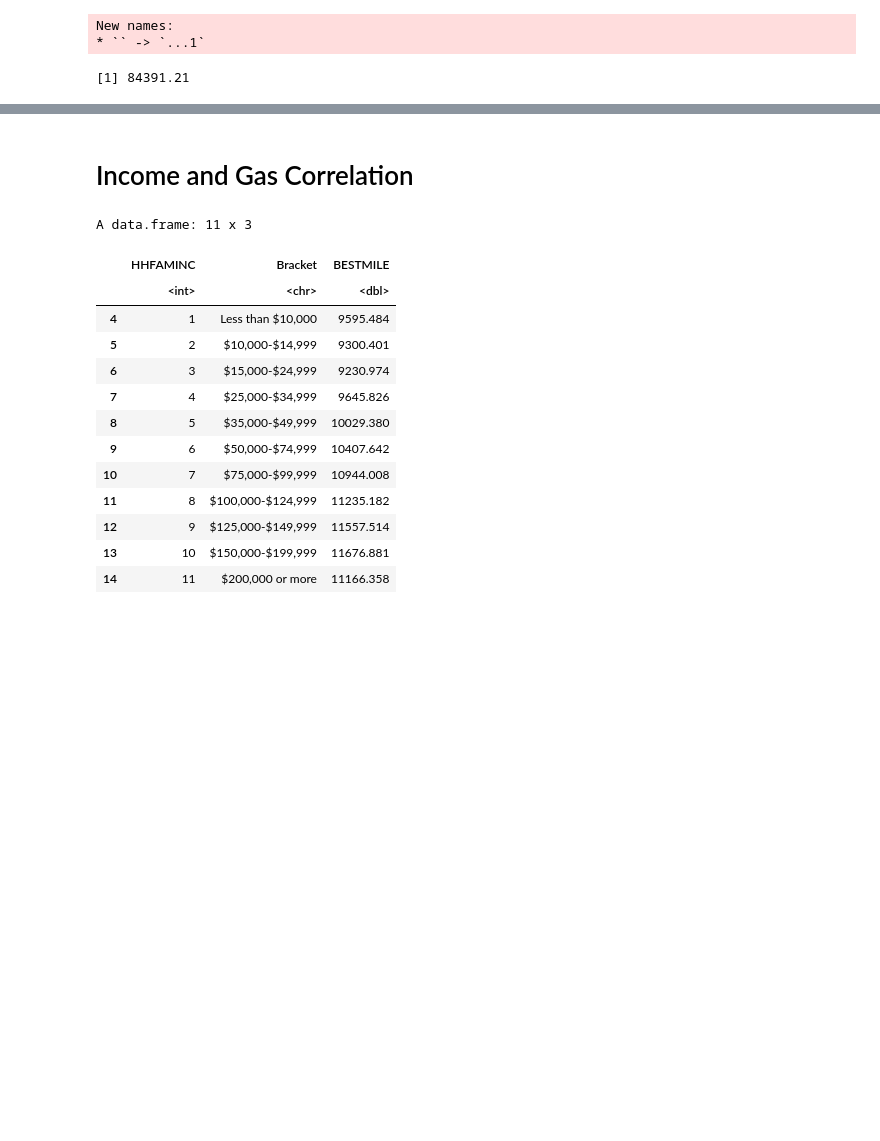
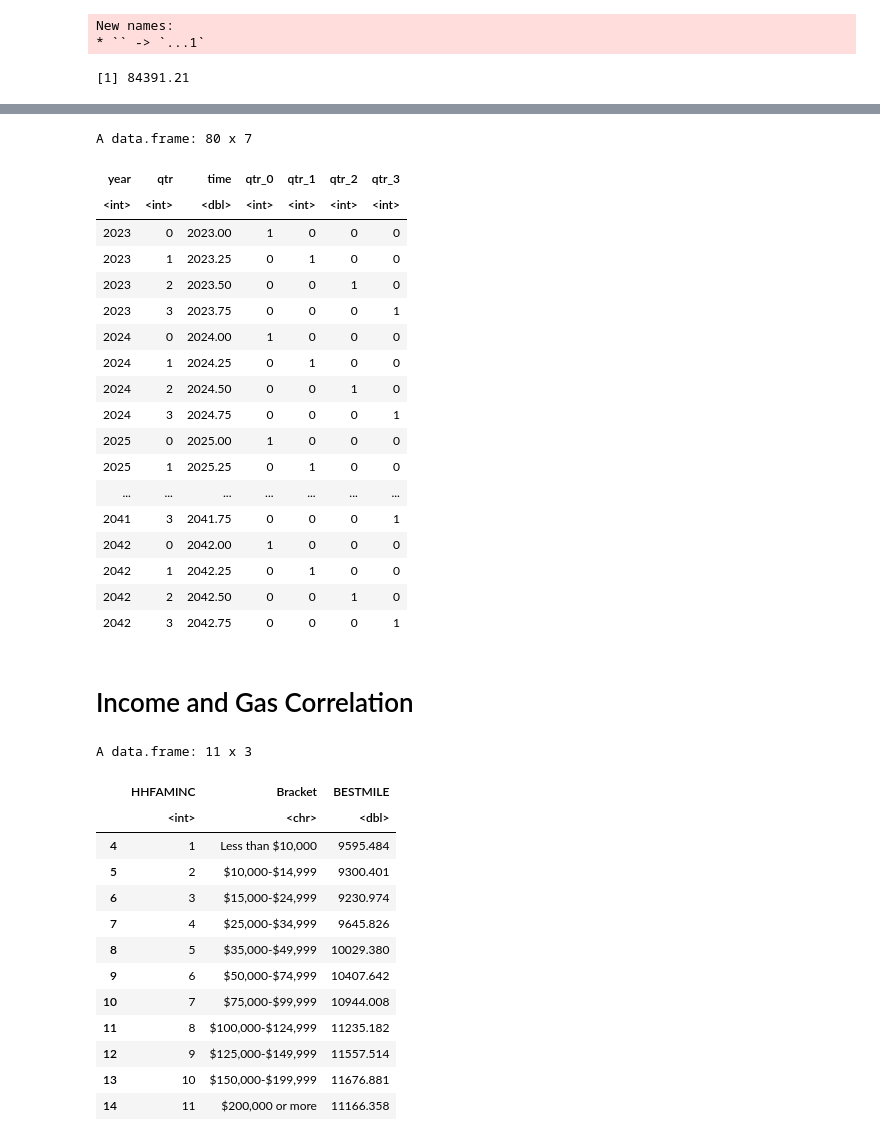
Before and after one commit to n-smalley/f606-Final-Project, a Jupyter notebook: analysis-r.ipynb, the cells around one changed output, grey strips where cells are left out. Saved outputs shown, nothing was run; the diff lists cells and outputs as text; code cells hidden in the pictures; blank space fills up the shorter version.

```diff
--- a/analysis-r.ipynb
+++ b/analysis-r.ipynb
@@ -60,0 +47,6 @@ vmt.2022.m$coefficients[[1]] + vmt.2022.m$coefficients[[2]]*2022
+# %%
+tpi = read_excel('data/WorkingData.xlsx',sheet='TPI')[2:5]
+tpi$tpi = tpi$`tpi (millions)`
+tpi$year = factor(tpi$year)
+tpi$quarter = factor(tpi$quarter)
+tpi = dummy_cols(tpi, select_columns = c('year','quarter'))
@@ -60,0 +73,3 @@ vmt.2022.m$coefficients[[1]] + vmt.2022.m$coefficients[[2]]*2022
+# %%
+tpi.m = lm(tpi ~ time + quarter + year, tpi)
+data.frame(tpi.m$coefficients)
@@ -60,0 +96,28 @@ vmt.2022.m$coefficients[[1]] + vmt.2022.m$coefficients[[2]]*2022
+# %%
+# create dataframe
+tpi.fc = data.frame(year = c(rep(2023:2042,4)))
+tpi.fc = data.frame(year = c(tpi.fc[order(tpi.fc$year),]))
+tpi.fc$qtr = c(0:3)
+tpi.fc$time = tpi.fc$year+(tpi.fc$qtr/4)
+tpi.fc = dummy_cols(tpi.fc, 'qtr')
+tpi.fc
+# %% [output]
+A data.frame: 80 x 7
+| year | qtr | time | qtr_0 | qtr_1 | qtr_2 | qtr_3 |
+| <int> | <int> | <dbl> | <int> | <int> | <int> | <int> |
+| 2023 | 0 | 2023.00 | 1 | 0 | 0 | 0 |
+| 2023 | 1 | 2023.25 | 0 | 1 | 0 | 0 |
+| 2023 | 2 | 2023.50 | 0 | 0 | 1 | 0 |
+| 2023 | 3 | 2023.75 | 0 | 0 | 0 | 1 |
+| 2024 | 0 | 2024.00 | 1 | 0 | 0 | 0 |
+| 2024 | 1 | 2024.25 | 0 | 1 | 0 | 0 |
+| 2024 | 2 | 2024.50 | 0 | 0 | 1 | 0 |
+| 2024 | 3 | 2024.75 | 0 | 0 | 0 | 1 |
+| 2025 | 0 | 2025.00 | 1 | 0 | 0 | 0 |
+| 2025 | 1 | 2025.25 | 0 | 1 | 0 | 0 |
+| ... | ... | ... | ... | ... | ... | ... |
+| 2041 | 3 | 2041.75 | 0 | 0 | 0 | 1 |
+| 2042 | 0 | 2042.00 | 1 | 0 | 0 | 0 |
+| 2042 | 1 | 2042.25 | 0 | 1 | 0 | 0 |
+| 2042 | 2 | 2042.50 | 0 | 0 | 1 | 0 |
+| 2042 | 3 | 2042.75 | 0 | 0 | 0 | 1 |
```
Also changed, not shown: parts of 50 cells of this notebook, 1 other file.
